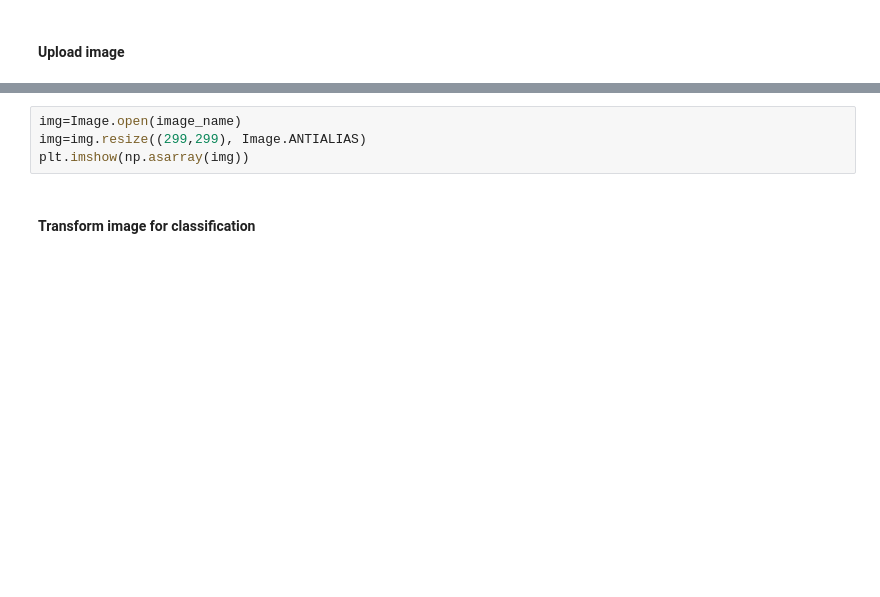
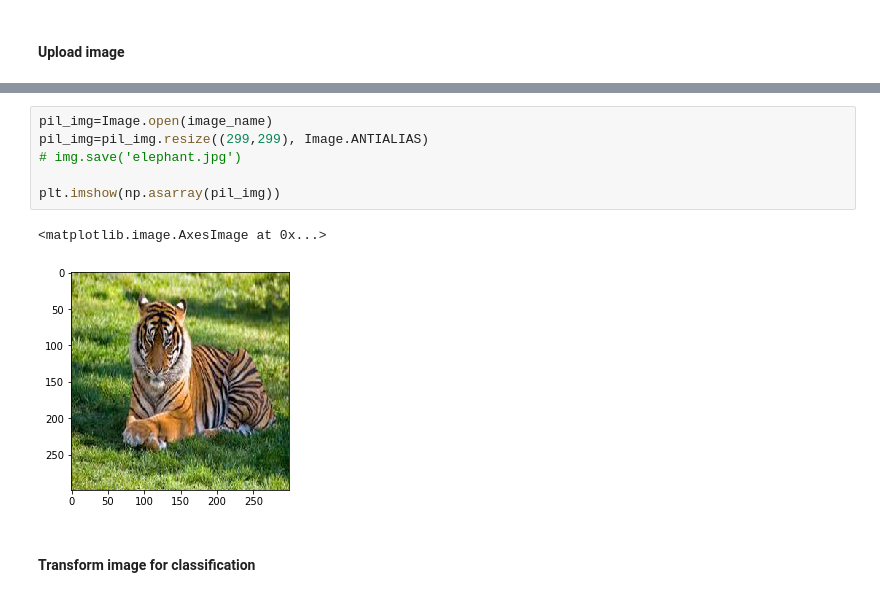
Before and after one commit to dsinghnegi/img_segmentation_from_classifier, a Jupyter notebook: image_segmentation.ipynb, the cells around one changed output, grey strips where cells are left out. Drawn from its saved outputs; the diff is of its cells as text; blank space fills up the shorter version.

```diff
--- a/image_segmentation.ipynb
+++ b/image_segmentation.ipynb
@@ -65,7 +60,12 @@ Saving IMG-20181129-WA0007.jpg to IMG-20181129-WA0007.jpg
 # %%
-img=Image.open(image_name)
-img=img.resize((299,299), Image.ANTIALIAS)
-plt.imshow(np.asarray(img))
+pil_img=Image.open(image_name)
+pil_img=pil_img.resize((299,299), Image.ANTIALIAS)
+# img.save('elephant.jpg')
+
+plt.imshow(np.asarray(pil_img))
+# %% [output]
+<matplotlib.image.AxesImage at 0x...>
+[figure, added]
 # %% [markdown]
 #### Transform image for classification
 # %% [markdown]
```
Also changed, not shown: parts of 52 cells of this notebook, 11 other files.
